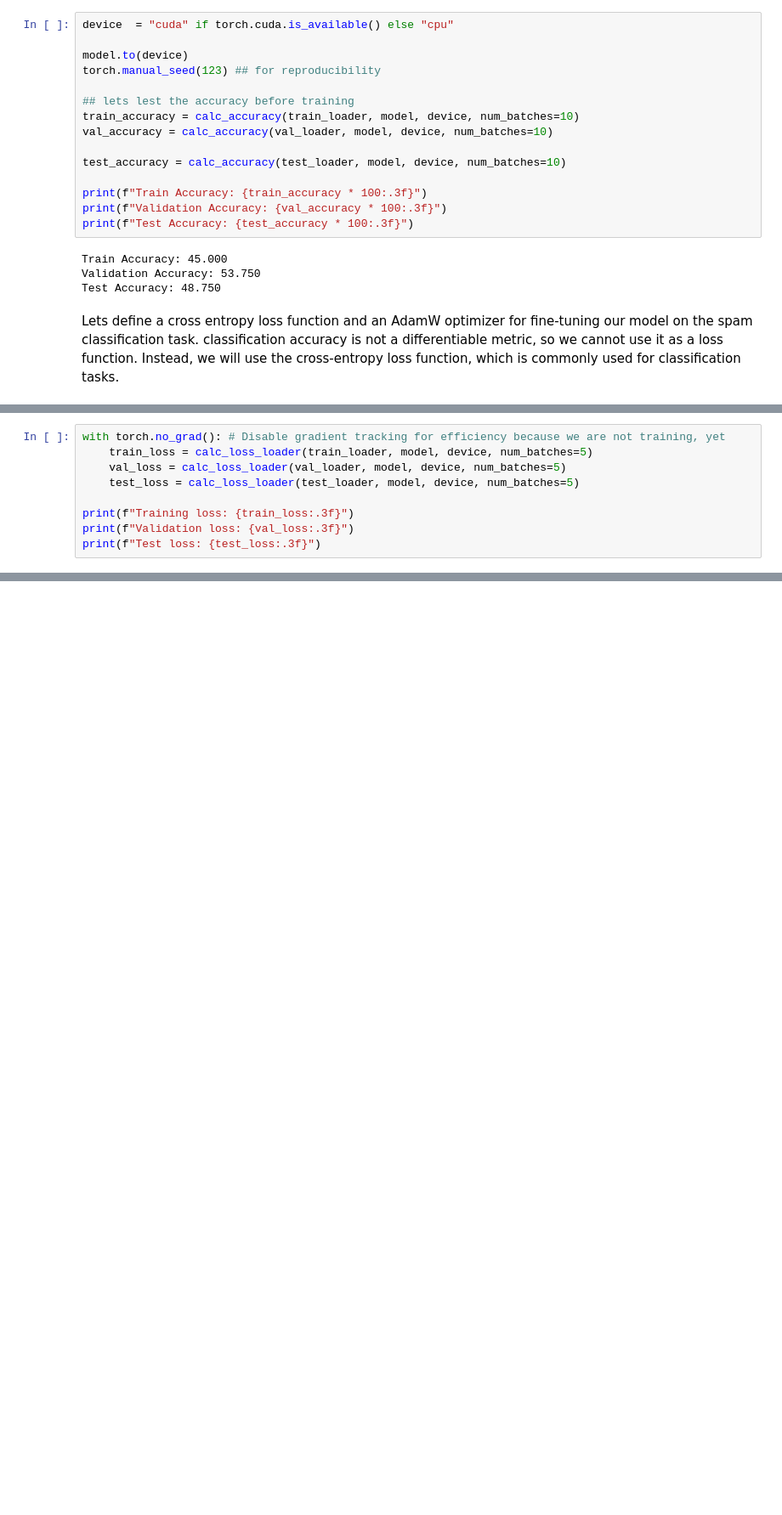
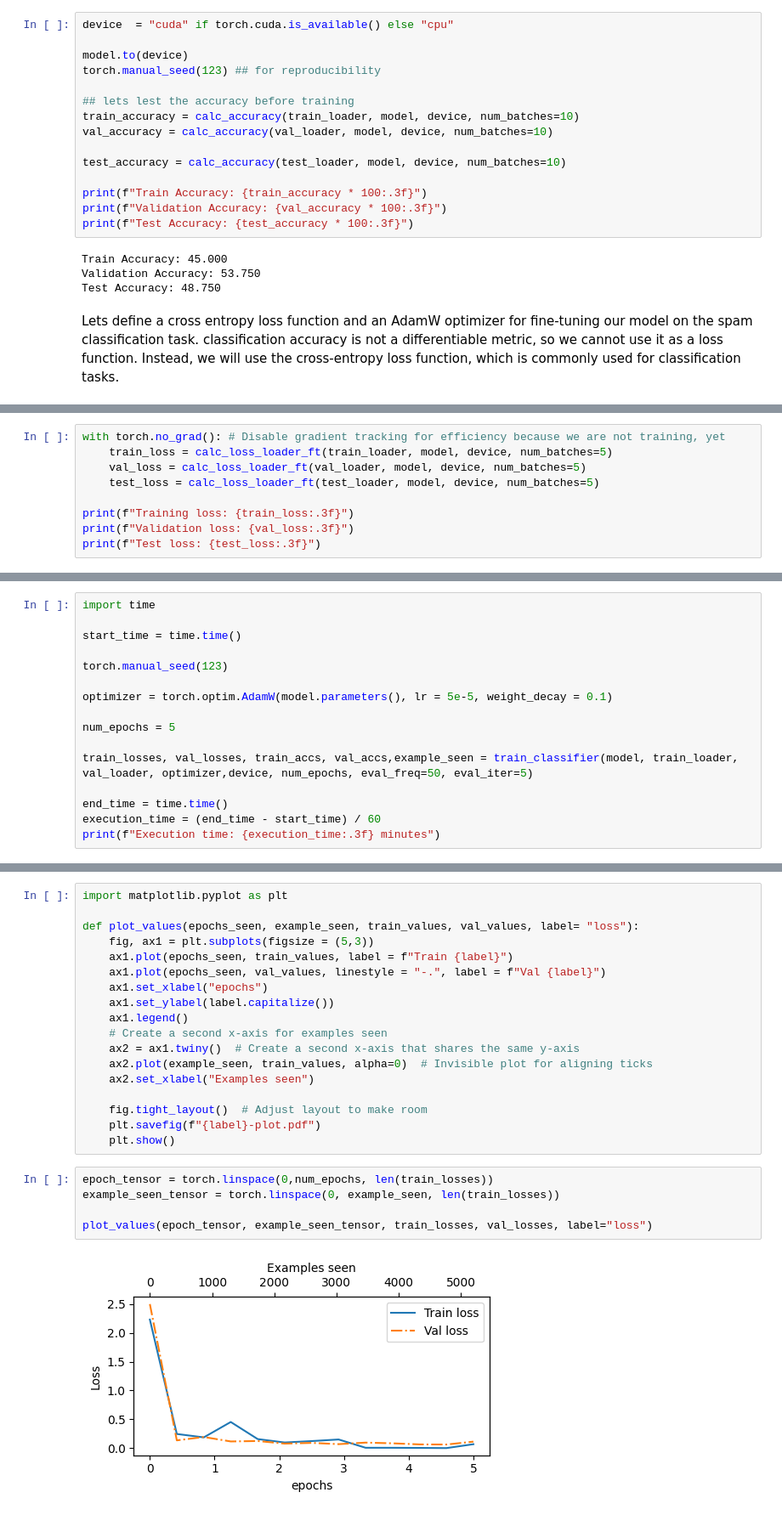
Before and after one commit to kshitijkumrawat20/LLM-from-scratch, a Jupyter notebook: 15_Finetuning_for_classification.ipynb, the cells around one changed output, grey strips where cells are left out. Shown at 85% size. Saved outputs shown, nothing was run; the diff lists cells and outputs as text; blank space fills up the shorter version.

Commit message:
finetuned classifier

```diff
--- a/15_Finetuning_for_classification.ipynb
+++ b/15_Finetuning_for_classification.ipynb
@@ -1770,9 +1774,9 @@ def calc_loss_loader(data_loader, model, device, num_batches=None):
     return total_loss / num_batches
 # %%
 with torch.no_grad(): # Disable gradient tracking for efficiency because we are not training, yet
-    train_loss = calc_loss_loader(train_loader, model, device, num_batches=5)
-    val_loss = calc_loss_loader(val_loader, model, device, num_batches=5)
-    test_loss = calc_loss_loader(test_loader, model, device, num_batches=5)
+    train_loss = calc_loss_loader_ft(train_loader, model, device, num_batches=5)
+    val_loss = calc_loss_loader_ft(val_loader, model, device, num_batches=5)
+    test_loss = calc_loss_loader_ft(test_loader, model, device, num_batches=5)
 
 print(f"Training loss: {train_loss:.3f}")
 print(f"Validation loss: {val_loss:.3f}")
@@ -1783,0 +1876,16 @@ Test loss: 3.066
+# %%
+import time
+
+start_time = time.time()
+
+torch.manual_seed(123)
+
+optimizer = torch.optim.AdamW(model.parameters(), lr = 5e-5, weight_decay = 0.1)
+
+num_epochs = 5
+
+train_losses, val_losses, train_accs, val_accs,example_seen = train_classifier(model, train_loader, val_loader, optimizer,device, num_epochs, eval_freq=50, eval_iter=5)
+
+end_time = time.time()
+execution_time = (end_time - start_time) / 60
+print(f"Execution time: {execution_time:.3f} minutes")
@@ -1783,0 +1909,25 @@ Test loss: 3.066
+# %%
+import matplotlib.pyplot as plt
+
+def plot_values(epochs_seen, example_seen, train_values, val_values, label= "loss"):
+    fig, ax1 = plt.subplots(figsize = (5,3))
+    ax1.plot(epochs_seen, train_values, label = f"Train {label}")
+    ax1.plot(epochs_seen, val_values, linestyle = "-.", label = f"Val {label}")
+    ax1.set_xlabel("epochs")
+    ax1.set_ylabel(label.capitalize())
+    ax1.legend()
+    # Create a second x-axis for examples seen
+    ax2 = ax1.twiny()  # Create a second x-axis that shares the same y-axis
+    ax2.plot(example_seen, train_values, alpha=0)  # Invisible plot for aligning ticks
+    ax2.set_xlabel("Examples seen")
+
+    fig.tight_layout()  # Adjust layout to make room
+    plt.savefig(f"{label}-plot.pdf")
+    plt.show()
+# %%
+epoch_tensor = torch.linspace(0,num_epochs, len(train_losses))
+example_seen_tensor = torch.linspace(0, example_seen, len(train_losses))
+
+plot_values(epoch_tensor, example_seen_tensor, train_losses, val_losses, label="loss")
+# %% [output]
+[figure, added]
```
Also changed, not shown: parts of 21 cells of this notebook.
